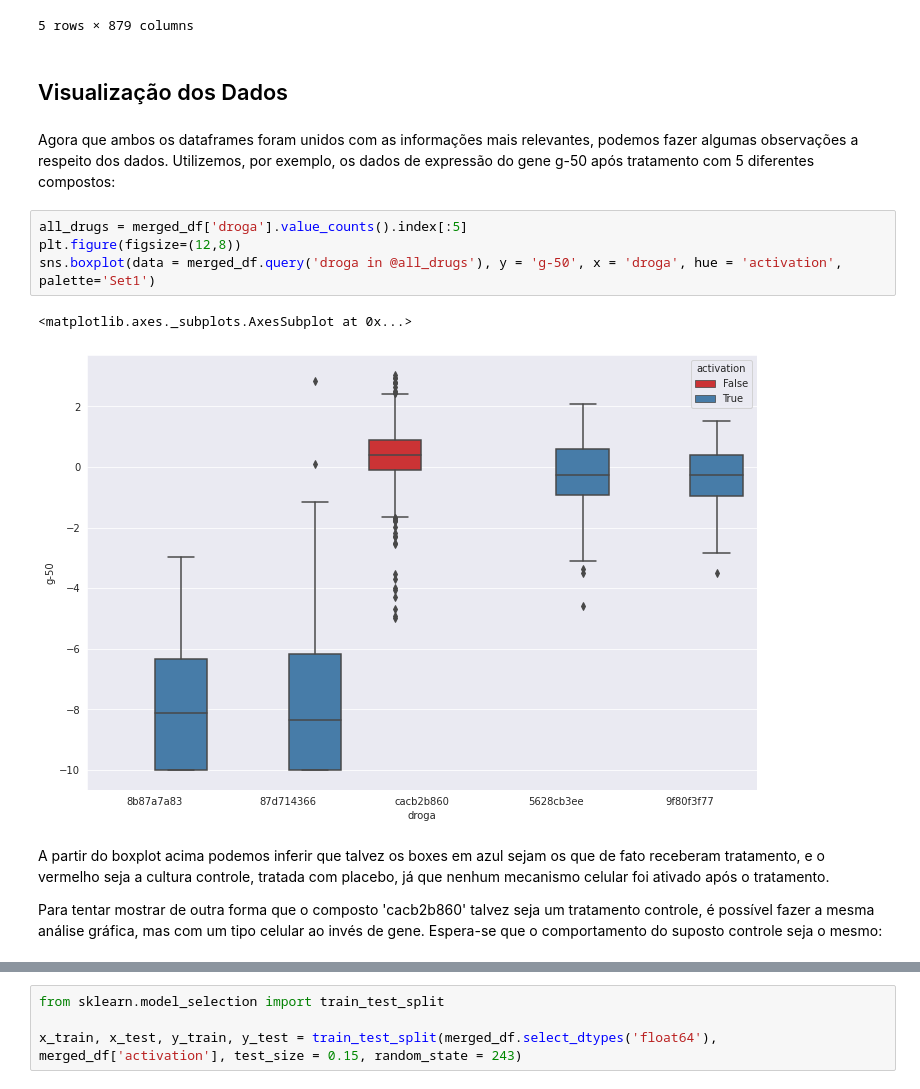
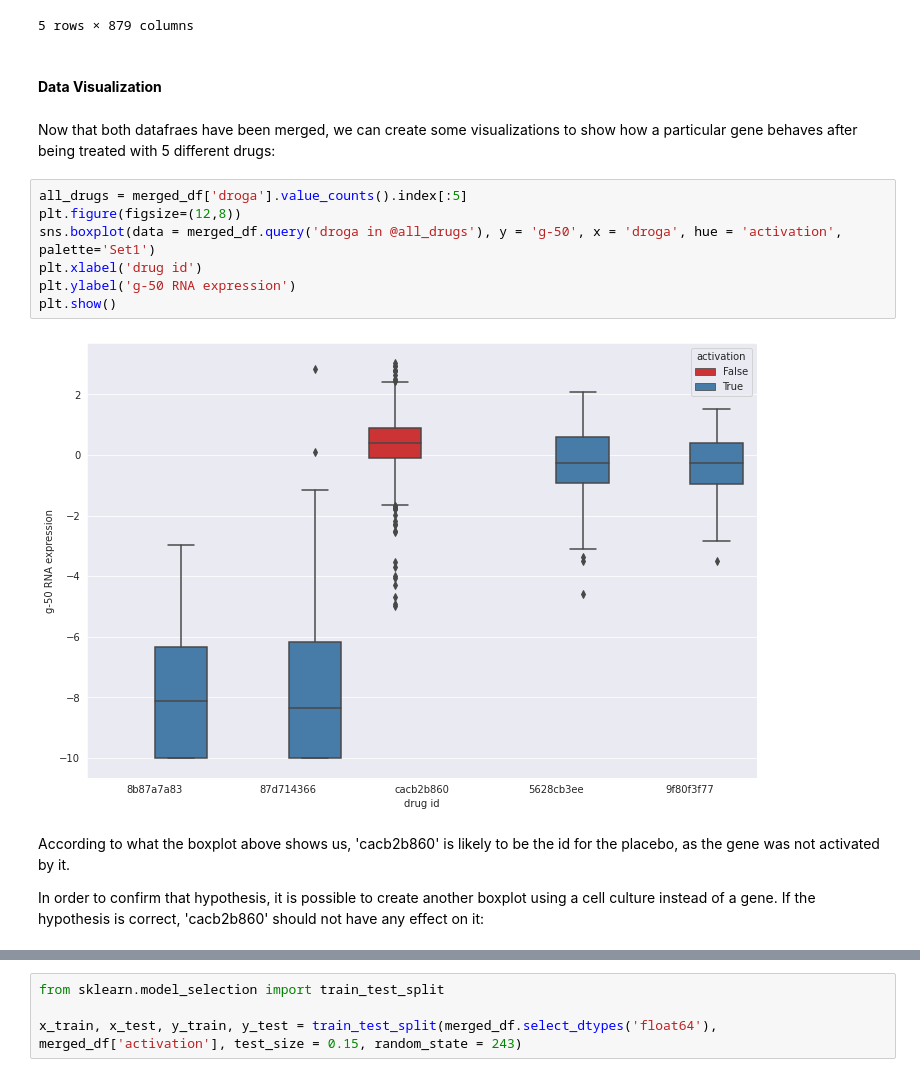
Before and after one commit to rossmodolin/imersao-dados-desafio-final, a Jupyter notebook: alura_challenge_rossana_modolin.ipynb, the cells around one changed output, grey strips where cells are left out. Drawn from its saved outputs; the diff is of its cells as text.

```diff
--- a/alura_challenge_rossana_modolin.ipynb
+++ b/alura_challenge_rossana_modolin.ipynb
@@ -206,21 +185,23 @@ merged_df.head()
 | 3 | id_0015fd391 | com_droga | 48 | D1 | 8c7f86626 | -0.5138 | -0.2491 | -0.2656 | 0.5288 | 4.0620 | -0.8095 | ... |
 | 4 | id_001626bd3 | com_droga | 72 | D2 | 7cbed3131 | -0.3254 | -0.4009 | 0.9700 | 0.6919 | 1.4180 | -0.8244 | ... |
 5 rows × 879 columns
-# %% [markdown]
-## Visualização dos Dados
-# %% [markdown]
-Agora que ambos os dataframes foram unidos com as informações mais relevantes, podemos fazer algumas observações a respeito dos dados. Utilizemos, por exemplo, os dados de expressão do gene g-50 após tratamento com 5 diferentes compostos:
+# %% [markdown]
+#### **Data Visualization**
+# %% [markdown]
+Now that both datafraes have been merged, we can create some visualizations to show how a particular gene behaves after being treated with 5 different drugs:
 # %%
 all_drugs = merged_df['droga'].value_counts().index[:5]
 plt.figure(figsize=(12,8))
 sns.boxplot(data = merged_df.query('droga in @all_drugs'), y = 'g-50', x = 'droga', hue = 'activation', palette='Set1')
+plt.xlabel('drug id')
+plt.ylabel('g-50 RNA expression')
+plt.show()
 # %% [output]
-<matplotlib.axes._subplots.AxesSubplot at 0x...>
-[figure, old version]
+[figure, new version]
-# %% [markdown]
-A partir do boxplot acima podemos inferir que talvez os boxes em azul sejam os que de fato receberam tratamento, e o vermelho seja a cultura controle, tratada com placebo, já que nenhum mecanismo celular foi ativado após o tratamento.
-
-Para tentar mostrar de outra forma que o composto 'cacb2b860' talvez seja um tratamento controle, é possível fazer a mesma análise gráfica, mas com um tipo celular ao invés de gene. Espera-se que o comportamento do suposto controle seja o mesmo:
+# %% [markdown]
+According to what the boxplot above shows us, 'cacb2b860' is likely to be the id for the placebo, as the gene was not activated by it.
+
+In order to confirm that hypothesis, it is possible to create another boxplot using a cell culture instead of a gene. If the hypothesis is correct, 'cacb2b860' should not have any effect on it:
 # %%
 all_drugs = merged_df['droga'].value_counts().index[:5]
 plt.figure(figsize=(12,8))
```
Also changed, not shown: parts of 72 cells of this notebook.
